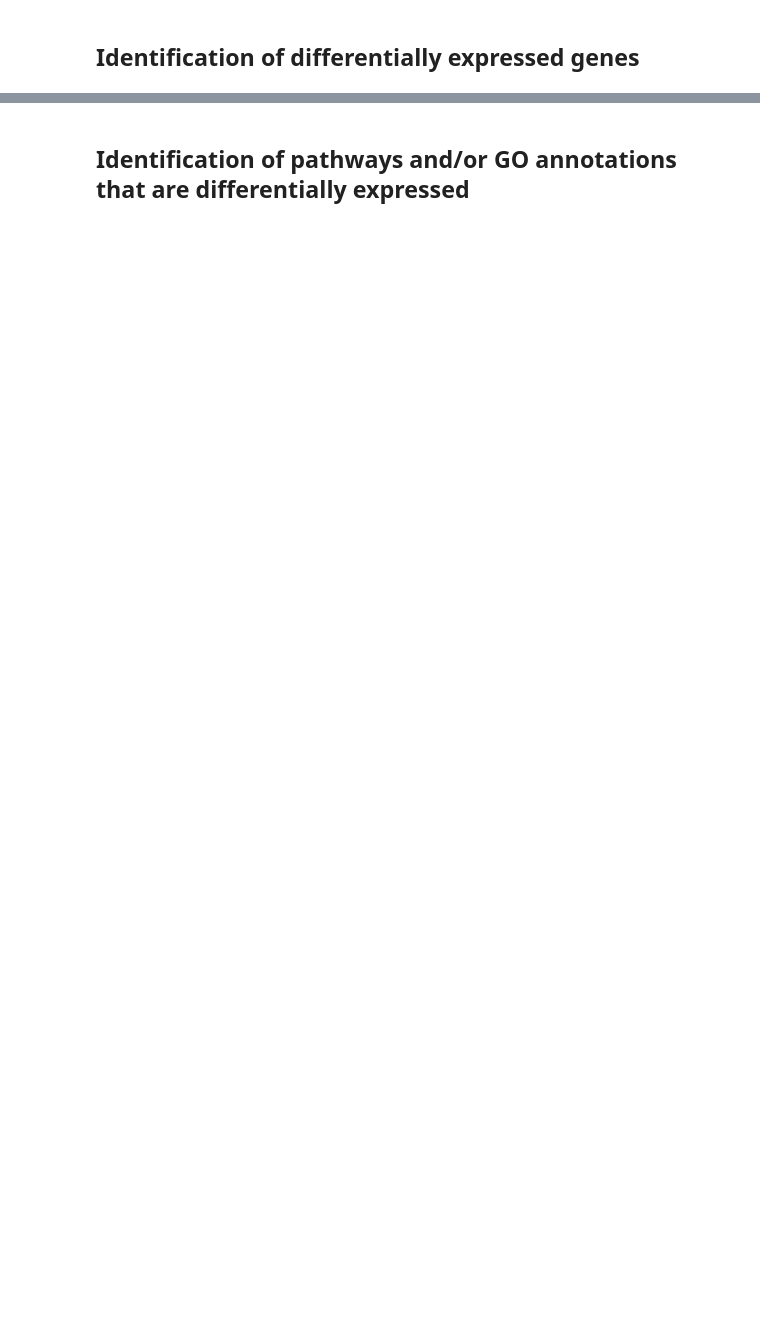
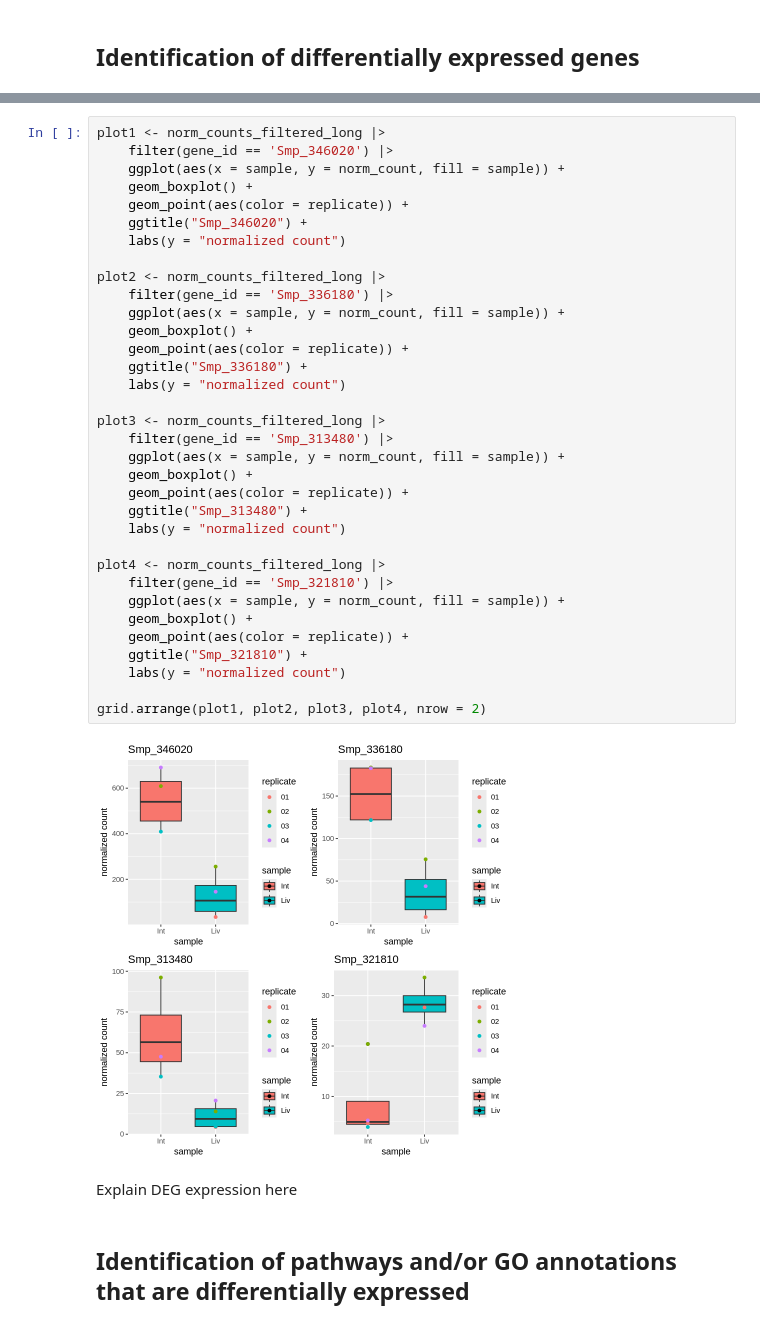
Before and after one commit to Brandy-Corwin/Schistosoma-RNA-seq, a Jupyter notebook: manuscript.ipynb, the cells around one changed output, grey strips where cells are left out. Saved outputs shown, nothing was run; the diff lists cells and outputs as text; blank space fills up the shorter version.

```diff
--- a/manuscript.ipynb
+++ b/manuscript.ipynb
@@ -29,2 +161,40 @@ Count matrix of reads were filtered to remove reads with a count of 0 and reform
+# %%
+plot1 <- norm_counts_filtered_long |>
+    filter(gene_id == 'Smp_346020') |>
+    ggplot(aes(x = sample, y = norm_count, fill = sample)) +
+    geom_boxplot() +
+    geom_point(aes(color = replicate)) +
+    ggtitle("Smp_346020") +
+    labs(y = "normalized count")
+
+plot2 <- norm_counts_filtered_long |>
+    filter(gene_id == 'Smp_336180') |>
+    ggplot(aes(x = sample, y = norm_count, fill = sample)) +
+    geom_boxplot() +
+    geom_point(aes(color = replicate)) +
+    ggtitle("Smp_336180") +
+    labs(y = "normalized count")
+
+plot3 <- norm_counts_filtered_long |>
+    filter(gene_id == 'Smp_313480') |>
+    ggplot(aes(x = sample, y = norm_count, fill = sample)) +
+    geom_boxplot() +
+    geom_point(aes(color = replicate)) +
+    ggtitle("Smp_313480") +
+    labs(y = "normalized count")
+
+plot4 <- norm_counts_filtered_long |>
+    filter(gene_id == 'Smp_321810') |>
+    ggplot(aes(x = sample, y = norm_count, fill = sample)) +
+    geom_boxplot() +
+    geom_point(aes(color = replicate)) +
+    ggtitle("Smp_321810") +
+    labs(y = "normalized count")
+
+grid.arrange(plot1, plot2, plot3, plot4, nrow = 2)
+# %% [output]
+[figure, added]
+# %% [markdown]
+Explain DEG expression here
 # %% [markdown]
 ## Identification of pathways and/or GO annotations that are differentially expressed
```
Also changed, not shown: parts of 10 cells of this notebook, 4 other files.
